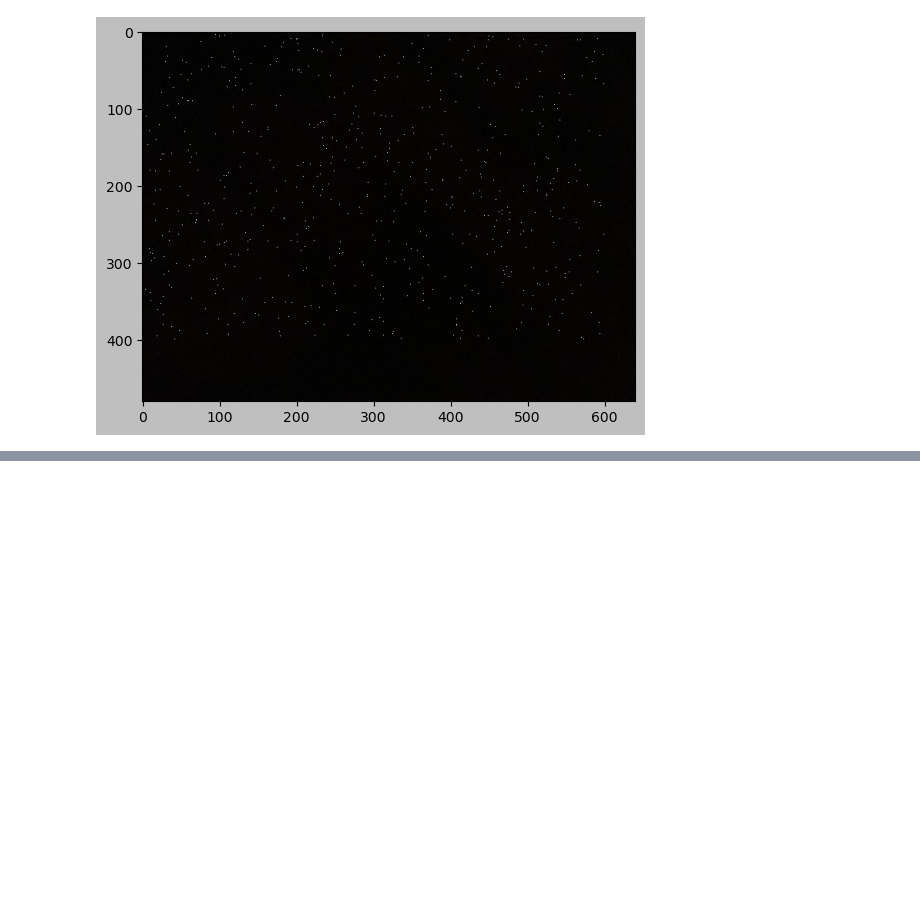
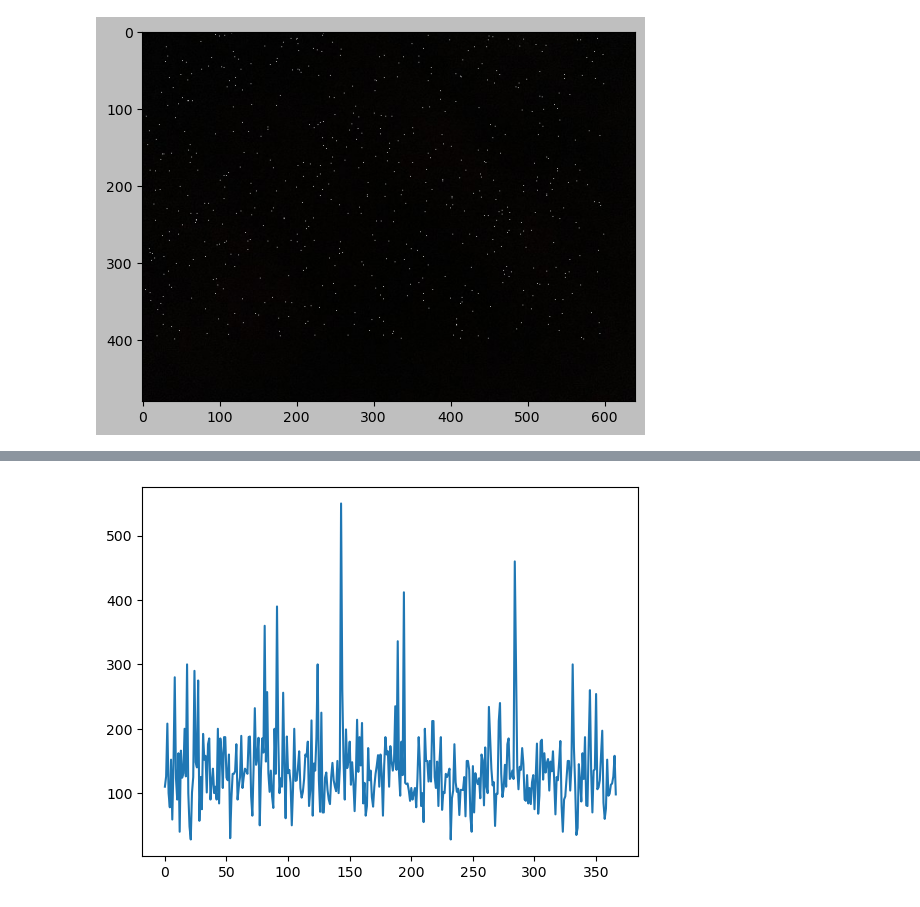
Before and after one commit to charloe12/numpy, a Jupyter notebook: tp1.ipynb, the cells around one changed output, grey strips where cells are left out. Cells and saved outputs as stored; diff of their text form; code cells hidden in the pictures; blank space fills up the shorter version.

```diff
--- a/tp1.ipynb
+++ b/tp1.ipynb
@@ -233,0 +320,6 @@ plt.show()
+# %%
+import matplotlib.pyplot as plt
+plt.plot(ndf)
+plt.show()
+# %% [output]
+[figure, added]
```
Also changed, not shown: parts of 7 cells of this notebook.
